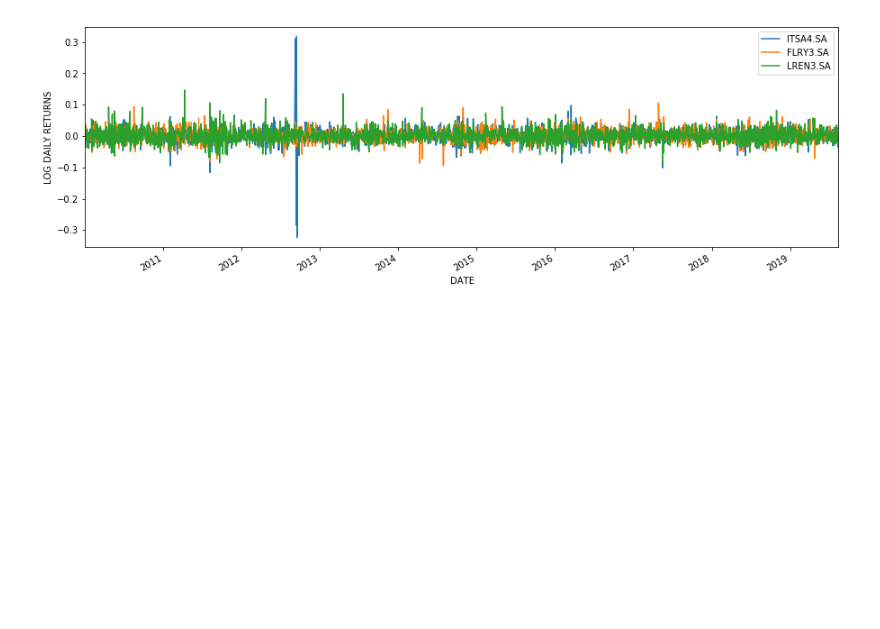
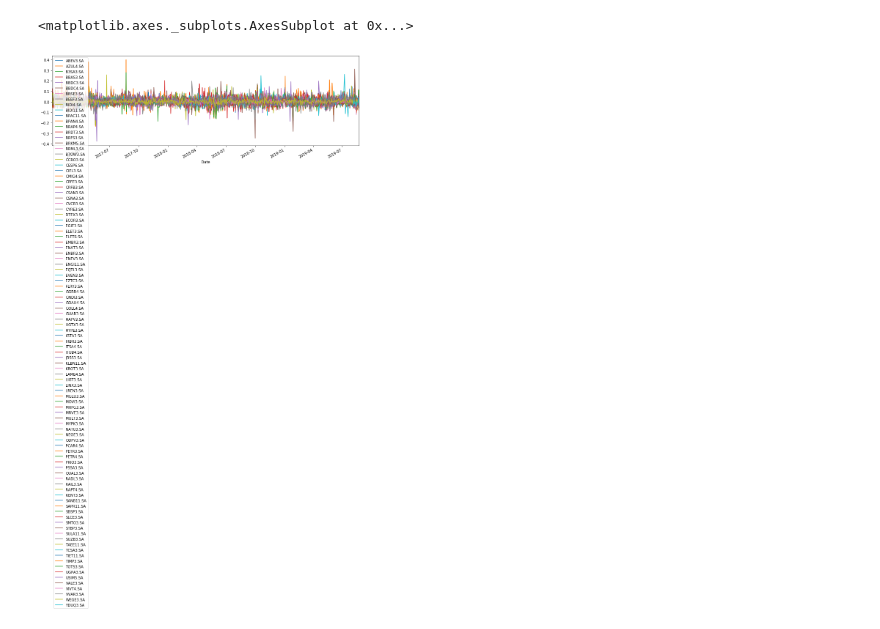
Before and after one commit to mauricionoris/ohlc, a Jupyter notebook: reading.ipynb, the cells around one changed output. Drawn from its saved outputs; the diff is of its cells as text; code cells hidden in the pictures; blank space fills up the shorter version.

```diff
--- a/reading.ipynb
+++ b/reading.ipynb
@@ -0,0 +14,3 @@
+# %%
+c = pd.DataFrame(c, columns=['Pregao','Papel','Empresa','Fechamento','QNeg','QNegocida','Volume'])
+c['Pregao'] = c['Pregao'].astype('datetime64[ns]')
@@ -1,11 +28,10 @@
+# %%
+cRel = c[(c['Pregao'] == '2019-08-16') & (c['QNeg'] > 5000)] # liquidez
+# %%
+tickers = [ x + '.SA' for x in cRel['Papel'].to_list()]
 # %%
 import numpy as np
-import pandas as pd
 from pandas_datareader import data as wb
-TickerA='ITSA4.SA'
-TickerB='FLRY3.SA'
-TickerC='LREN3.SA'
 prices=pd.DataFrame()
-tickers = [TickerA, TickerB, TickerC]
 for t in tickers:
-    prices[t]=wb.DataReader(t, data_source='yahoo', start='2010-1-1')['Adj Close']
+    prices[t]=wb.DataReader(t, data_source='yahoo', start='2017-1-1')['Adj Close']
@@ -20,11 +78,12 @@ plt.show()
 # %%
 log_returns=np.log(prices/prices.shift(1))
 log_returns.plot(figsize=(15,5))
-plt.ylabel('LOG DAILY RETURNS')
-plt.xlabel('DATE')
-plt.show()
+# plt.ylabel('LOG DAILY RETURNS')
+# plt.xlabel('DATE')
+# plt.show()
 # %% [output]
+<matplotlib.axes._subplots.AxesSubplot at 0x...>
-[figure, old version]
+[figure, new version]
 # %%
 log_returns.mean()*250
 # %% [output]
```
Also changed, not shown: parts of 18 cells of this notebook, 3 other files.
